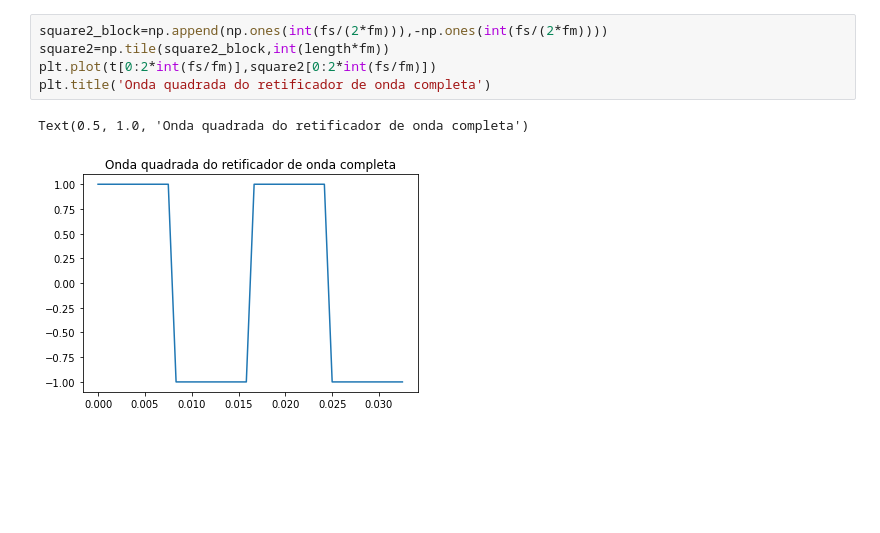
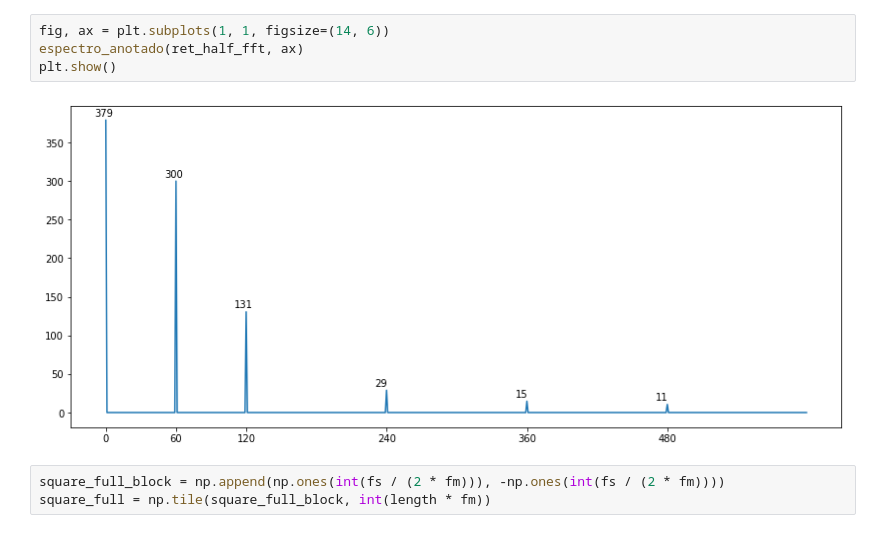
Before and after one commit to gnsoares/UNICAMP_EA619_SystemsAnalysis, a Jupyter notebook: exp3/Harmonicas_Exploracao.ipynb, the cells around one changed output. Saved outputs shown, nothing was run; the diff lists cells and outputs as text; blank space fills up the shorter version.

```diff
--- a/exp3/Harmonicas_Exploracao.ipynb
+++ b/exp3/Harmonicas_Exploracao.ipynb
@@ -93,8 +63,9 @@ Text(0.5, 1.0, 'Espectro da onda quadrada')
+# %%
+fig, ax = plt.subplots(1, 1, figsize=(14, 6))
+espectro_anotado(ret_half_fft, ax)
+plt.show()
+# %% [output]
+[figure, added]
 # %%
-square2_block=np.append(np.ones(int(fs/(2*fm))),-np.ones(int(fs/(2*fm))))
-square2=np.tile(square2_block,int(length*fm))
-plt.plot(t[0:2*int(fs/fm)],square2[0:2*int(fs/fm)])
-plt.title('Onda quadrada do retificador de onda completa')
+square_full_block = np.append(np.ones(int(fs / (2 * fm))), -np.ones(int(fs / (2 * fm))))
+square_full = np.tile(square_full_block, int(length * fm))
-# %% [output]
-Text(0.5, 1.0, 'Onda quadrada do retificador de onda completa')
-[figure, removed]
```
Also changed, not shown: parts of 31 cells of this notebook.
